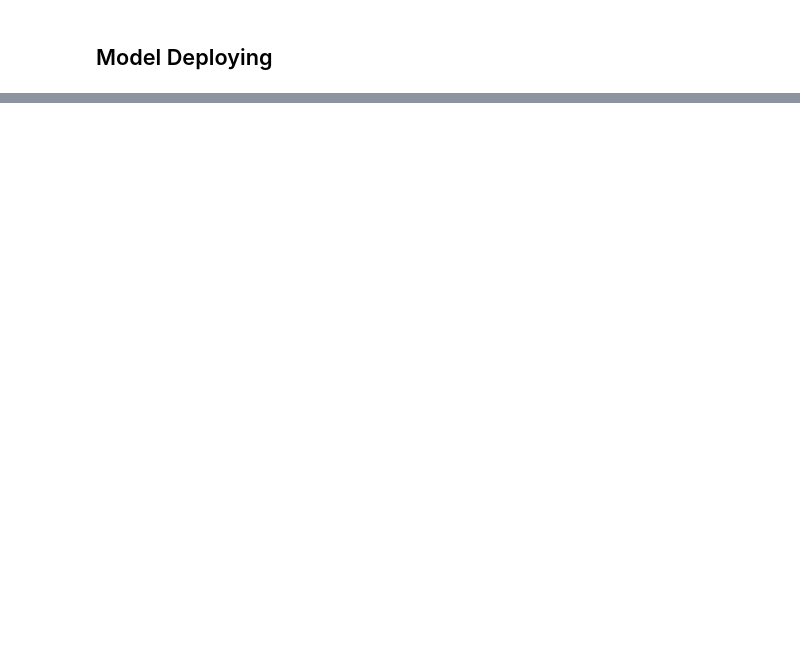
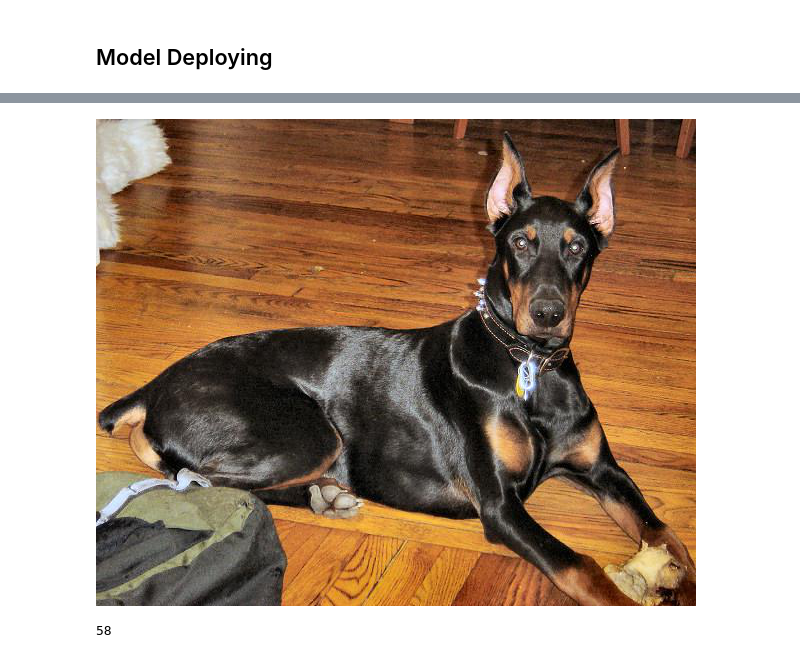
Before and after one commit to hualcosa/AWS-Machine-Learning-Engineer-NanoDegree-Project3, a Jupyter notebook: train_and_deploy.ipynb, the cells around one changed output, grey strips where cells are left out. Drawn from its saved outputs; the diff is of its cells as text; code cells hidden in the pictures; blank space fills up the shorter version.

```diff
--- a/train_and_deploy.ipynb
+++ b/train_and_deploy.ipynb
@@ -102,5 +344,0 @@ predictor=estimator.deploy() # TODO: Add your deployment configuration like inst
-# %%
-# TODO: Run an prediction on the endpoint
-
-image = # TODO: Your code to load and preprocess image to send to endpoint for prediction
-response = predictor.predict(image)
@@ -106,0 +384,4 @@ response = predictor.predict(image)
+# %%
+Image.open(io.BytesIO(img_bytes))
+# %% [output]
+[figure, added]
@@ -107,3 +390,7 @@ response = predictor.predict(image)
+# %%
+np.argmax(response)
+# %% [output]
+58
 # %%
 # TODO: Remember to shutdown/delete your endpoint once your work is done
 predictor.delete_endpoint()
```
Also changed, not shown: parts of 33 cells of this notebook, 22 other files.
